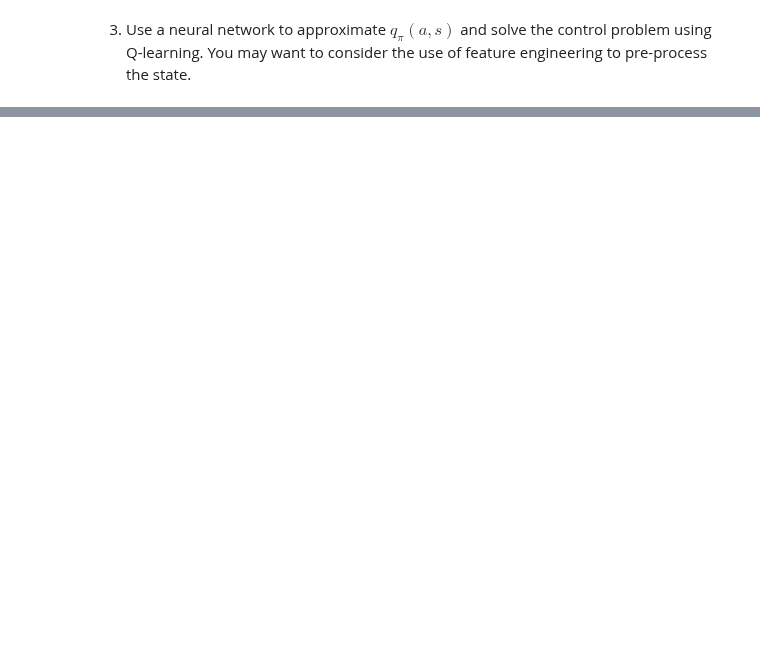
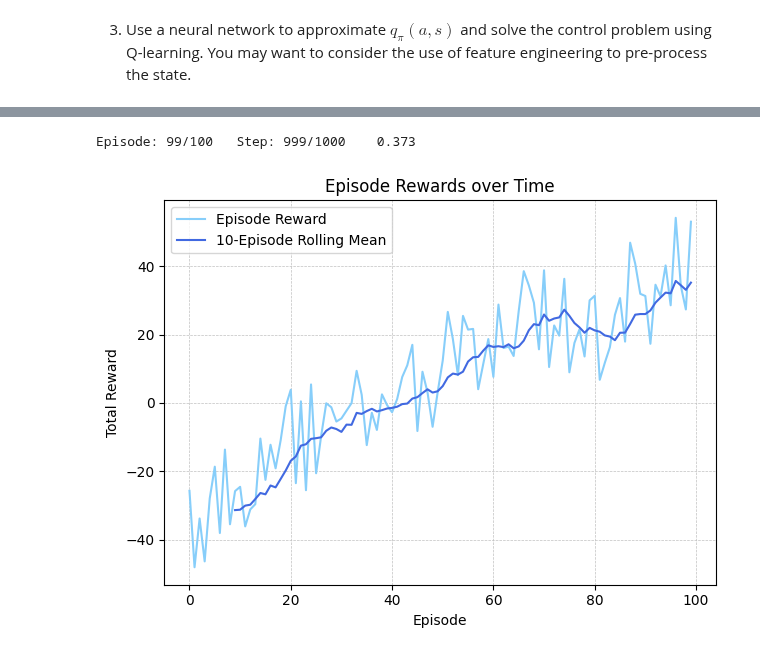
Before and after one commit to kuimetra/reinforcement_learning, a Jupyter notebook: problem_set5/main.ipynb, the cells around one changed output, grey strips where cells are left out. Cells and saved outputs as stored; diff of their text form; code cells hidden in the pictures; blank space fills up the shorter version.

Commit message:
nn without replay buffer & target network

```diff
--- a/problem_set5/main.ipynb
+++ b/problem_set5/main.ipynb
@@ -244,0 +159,12 @@ plt.show()
+# %%
+class DQN(nn.Module):
+    def __init__(self, n_observations, n_actions):
+        super(DQN, self).__init__()
+        self.layer1 = nn.Linear(n_observations, 128)
+        self.layer2 = nn.Linear(128, 128)
+        self.out = nn.Linear(128, n_actions)
+
+    def forward(self, x):
+        x = torch.relu(self.layer1(x))
+        x = torch.relu(self.layer2(x))
+        return self.out(x)
@@ -244,0 +174,7 @@ plt.show()
+# %%
+def select_action(state, epsilon, policy_net):
+    if random.random() < epsilon:
+        return torch.tensor([[env.action_space.sample()]])
+    else:
+        with torch.no_grad():
+            return policy_net(state).max(1).indices.view(1, 1)
@@ -244,0 +219,26 @@ plt.show()
+# %%
+n_observations = len(get_features(*env.reset()))
+n_actions = env.action_space.n
+
+policy_net = DQN(n_observations, n_actions)
+target_net = DQN(n_observations, n_actions)
+target_net.load_state_dict(policy_net.state_dict())
+
+loss_fn = nn.MSELoss()
+optimizer = optim.AdamW(policy_net.parameters(), lr=1e-4, amsgrad=True)
+# %%
+nn_rewards = nn_q_learning(env, policy_net)
+
+plt.plot(nn_rewards, color="lightskyblue", label="Episode Reward")
+plt.plot(pd.Series(nn_rewards).rolling(10).mean(), color="royalblue", label="10-Episode Rolling Mean")
+plt.title("Episode Rewards over Time")
+plt.xlabel("Episode")
+plt.ylabel("Total Reward")
+plt.grid(color="silver", linestyle='--', linewidth=0.5)
+
+plt.legend()
+plt.tight_layout()
+plt.show()
+# %% [output]
+Episode: 99/100   Step: 999/1000    0.373
+[figure, added]
```
Also changed, not shown: parts of 19 cells of this notebook.
